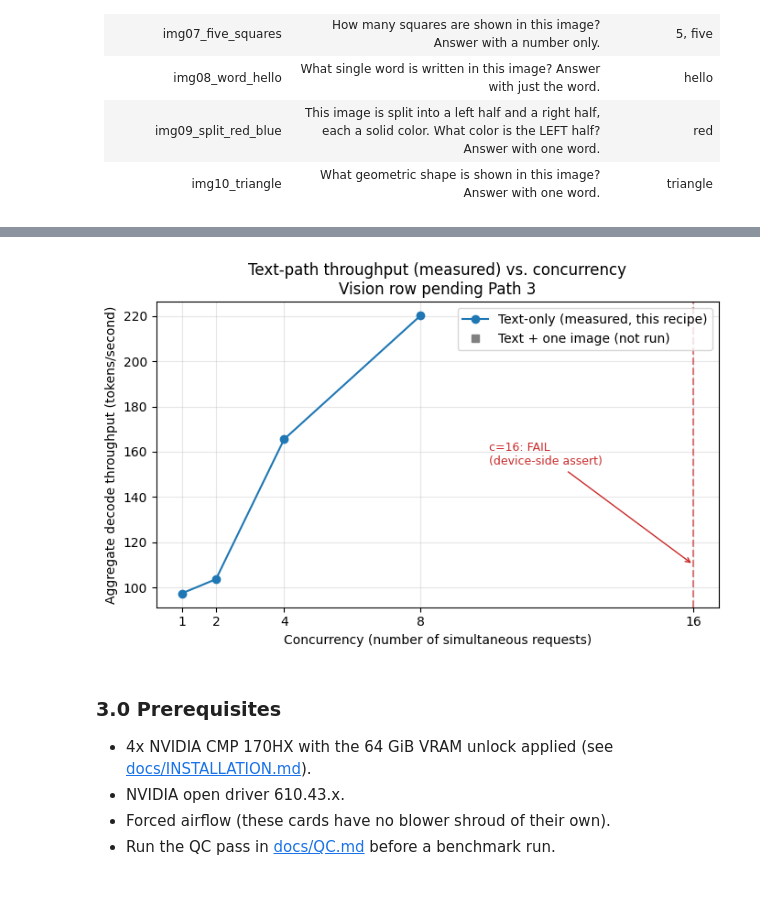
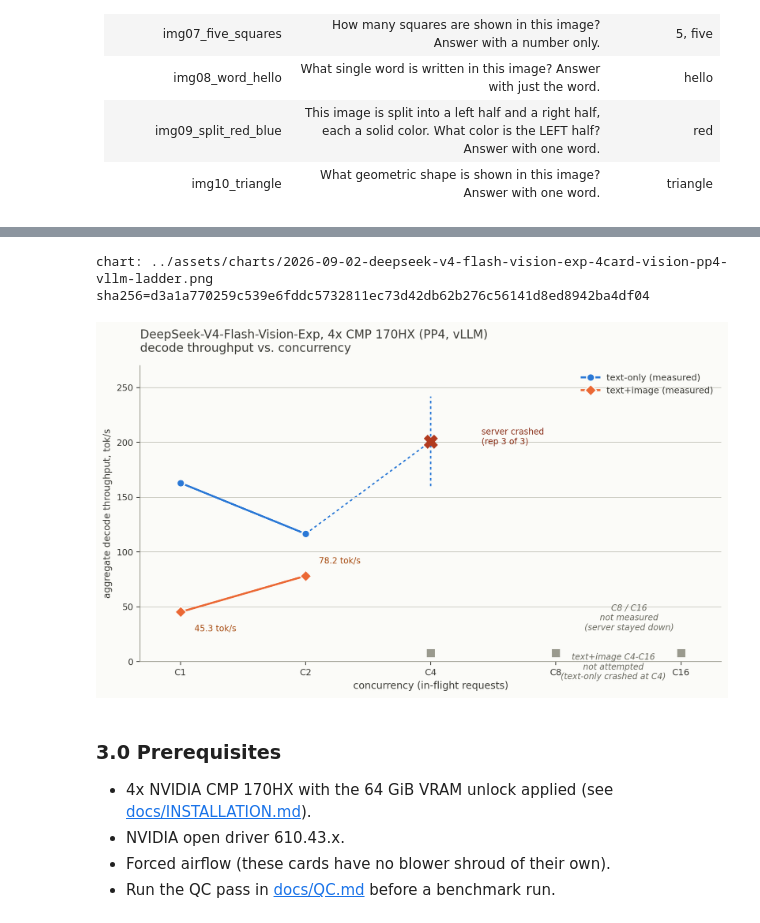
Before and after one commit to PixelML/club-170hx, a Jupyter notebook: notebooks/2026-09-02-deepseek-v4-flash-vision-exp-4card-vision-pp4-vllm.ipynb, the cells around one changed output, grey strips where cells are left out. Saved outputs shown, nothing was run; the diff lists cells and outputs as text; code cells hidden in the pictures; blank space fills up the shorter version.

```diff
--- a/notebooks/2026-09-02-deepseek-v4-flash-vision-exp-4card-vision-pp4-vllm.ipynb
+++ b/notebooks/2026-09-02-deepseek-v4-flash-vision-exp-4card-vision-pp4-vllm.ipynb
@@ -303,25 +396,11 @@ Source for the text-only row: 2026-09-02-deepseek-v4-flash-vision-exp-4card-pp4-
 # %%
-import matplotlib.pyplot as plt
-
-fig, ax = plt.subplots(figsize=(7, 4.5))
-x = [1, 2, 4, 8]
-y = [97.41, 103.66, 165.53, 220.17]
-ax.plot(x, y, marker="o", label="Text-only (measured, this recipe)")
-ax.axvline(16, color="#c92a2a", linestyle="--", alpha=0.6)
-ax.annotate("c=16: FAIL\n(device-side assert)", xy=(16, max(y) * 0.5),
-            xytext=(10, max(y) * 0.7), fontsize=9, color="#c92a2a",
-            arrowprops=dict(arrowstyle="->", color="#c92a2a"))
-ax.plot([], [], marker="s", linestyle="none", color="gray", label="Text + one image (not run)")
-ax.set_xlabel("Concurrency (number of simultaneous requests)")
-ax.set_ylabel("Aggregate decode throughput (tokens/second)")
-ax.set_title("Text-path throughput (measured) vs. concurrency\nVision row pending Path 3")
-ax.set_xticks([1, 2, 4, 8, 16])
-ax.grid(True, alpha=0.3)
-ax.legend()
-fig.tight_layout()
-plt.show()
+chart_path = os.path.join("..", "assets", "charts",
+                          "2026-09-02-deepseek-v4-flash-vision-exp-4card-vision-pp4-vllm-ladder.png")
+print(f"chart: {chart_path}  sha256={sha256_of(chart_path)}")
+display(IPyImage(filename=chart_path))
 # %% [output]
+chart: ../assets/charts/2026-09-02-deepseek-v4-flash-vision-exp-4card-vision-pp4-vllm-ladder.png  sha256=d3a1a770259c539e6fddc5732811ec73d42db62b276c56141d8ed8942ba4df04
-[figure, old version]
+[figure, new version]
 # %% [markdown]
 ### 3.0 Prerequisites
 
```
Also changed, not shown: parts of 19 cells of this notebook, 19 other files.
